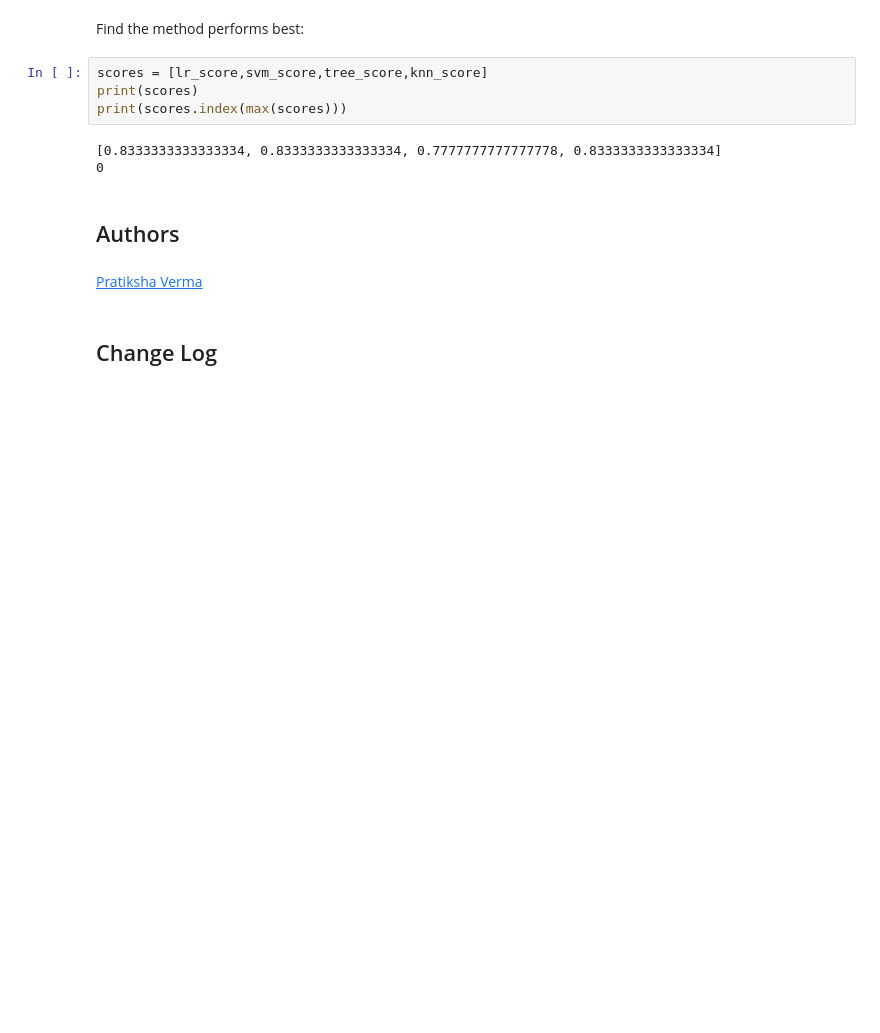
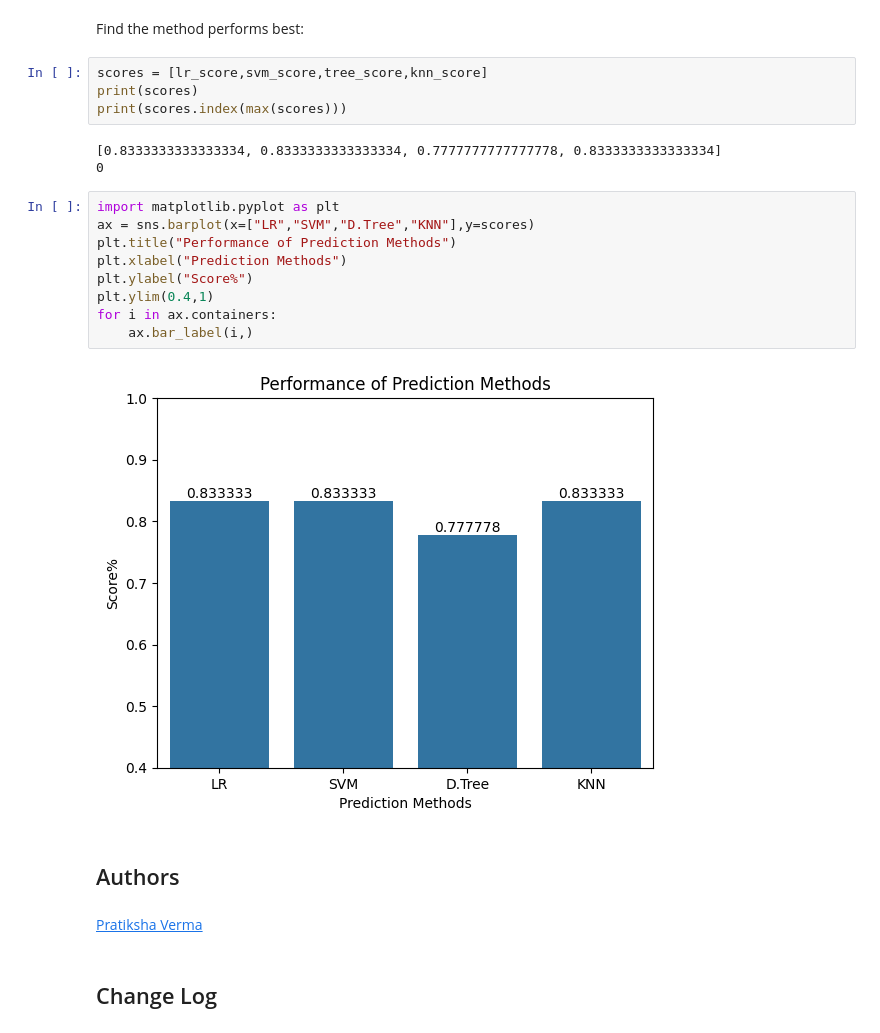
Before and after one commit to cuneytharp/machine_learning, a Jupyter notebook: SpaceX_Machine_Learning_Prediction_Part_5.jupyterlite.ipynb, the cells around one changed output. Saved outputs shown, nothing was run; the diff lists cells and outputs as text; blank space fills up the shorter version.

```diff
--- a/SpaceX_Machine_Learning_Prediction_Part_5.jupyterlite.ipynb
+++ b/SpaceX_Machine_Learning_Prediction_Part_5.jupyterlite.ipynb
@@ -328,6 +328,17 @@ print(scores.index(max(scores)))
 # %% [output]
 [0.8333333333333334, 0.8333333333333334, 0.7777777777777778, 0.8333333333333334]
 0
+# %%
+import matplotlib.pyplot as plt
+ax = sns.barplot(x=["LR","SVM","D.Tree","KNN"],y=scores)
+plt.title("Performance of Prediction Methods")
+plt.xlabel("Prediction Methods")
+plt.ylabel("Score%")
+plt.ylim(0.4,1)
+for i in ax.containers:
+    ax.bar_label(i,)
+# %% [output]
+[figure, added]
 # %% [markdown]
 ## Authors
 # %% [markdown]
```
Also changed, not shown: parts of 1 cell of this notebook, 6 other files.
